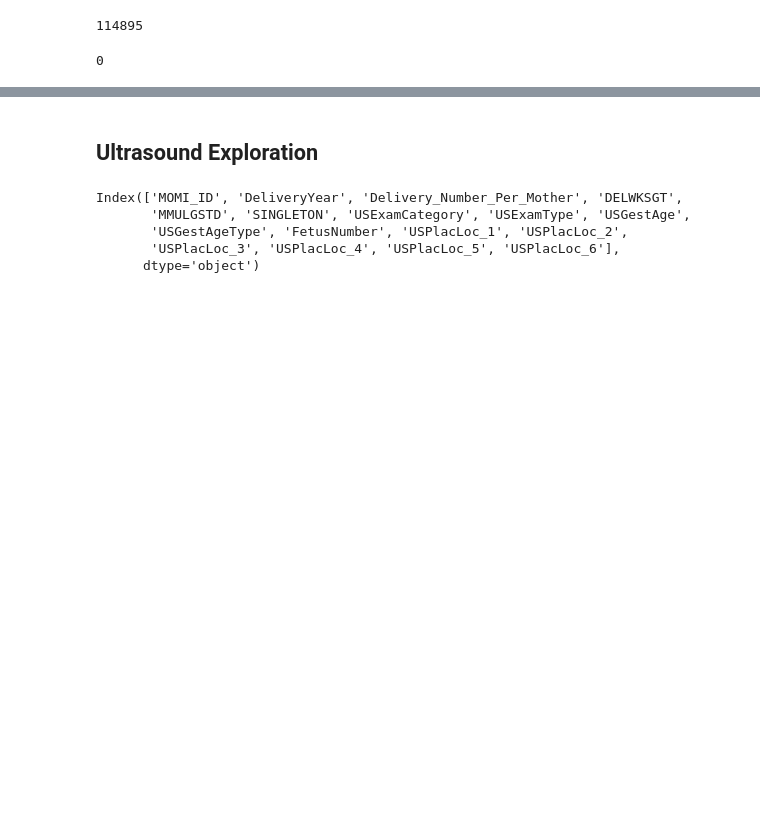
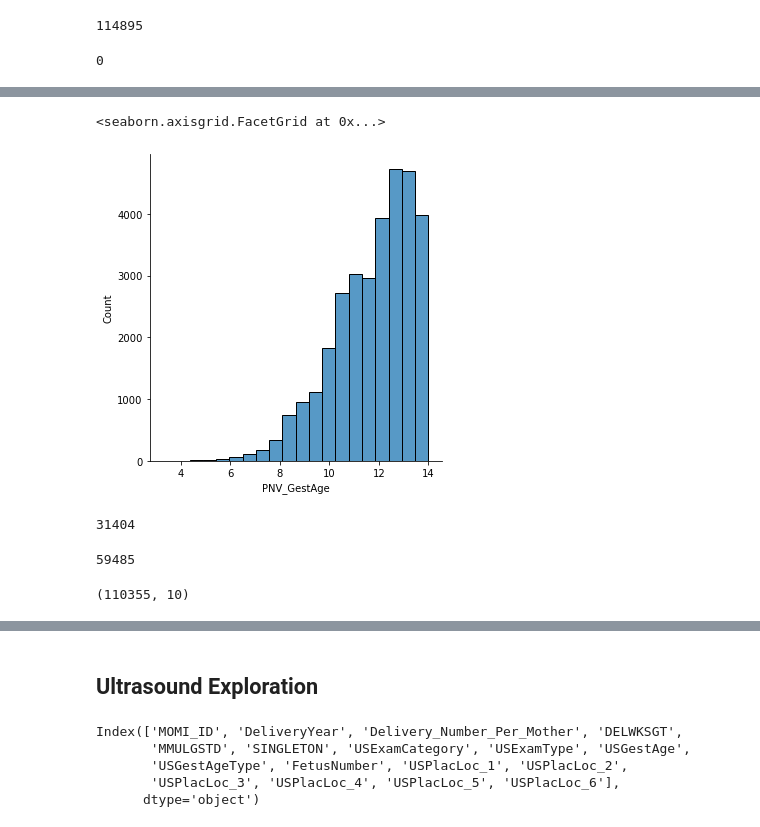
Before and after one commit to rachellb/Bennett_OUDSA5900, a Jupyter notebook: Descriptions/Momi_Descriptions.ipynb, the cells around one changed output, grey strips where cells are left out. Cells and saved outputs as stored; diff of their text form; code cells hidden in the pictures; blank space fills up the shorter version.

```diff
--- a/Descriptions/Momi_Descriptions.ipynb
+++ b/Descriptions/Momi_Descriptions.ipynb
@@ -1662,0 +1725,15 @@ len(list(set(prenatal.MOMI_ID)-set(momi.MOMI_ID)))
+# %%
+# If we order by first visits only, it looks like more of a normal distribution - this would be
+# a histogram for the last visits by mothers at week 14, looks like most first visit around week 8
+sns.displot(prenatal.loc[prenatal['PNV_GestAge']<14].drop_duplicates(subset='MOMI_ID', keep='last'), x="PNV_GestAge", bins=20)
+# %% [output]
+<seaborn.axisgrid.FacetGrid at 0x...>
+[figure, added]
+# %%
+len(prenatal.loc[prenatal['PNV_GestAge']<14].drop_duplicates(subset='MOMI_ID', keep='last'))
+# %% [output]
+31404
+# %%
+len(prenatal.loc[prenatal['PNV_GestAge']<14])
+# %% [output]
+59485
@@ -1662,0 +1742,4 @@ len(list(set(prenatal.MOMI_ID)-set(momi.MOMI_ID)))
+# %%
+under14.shape
+# %% [output]
+(110355, 10)
```
Also changed, not shown: parts of 67 cells of this notebook, 5 other files.
